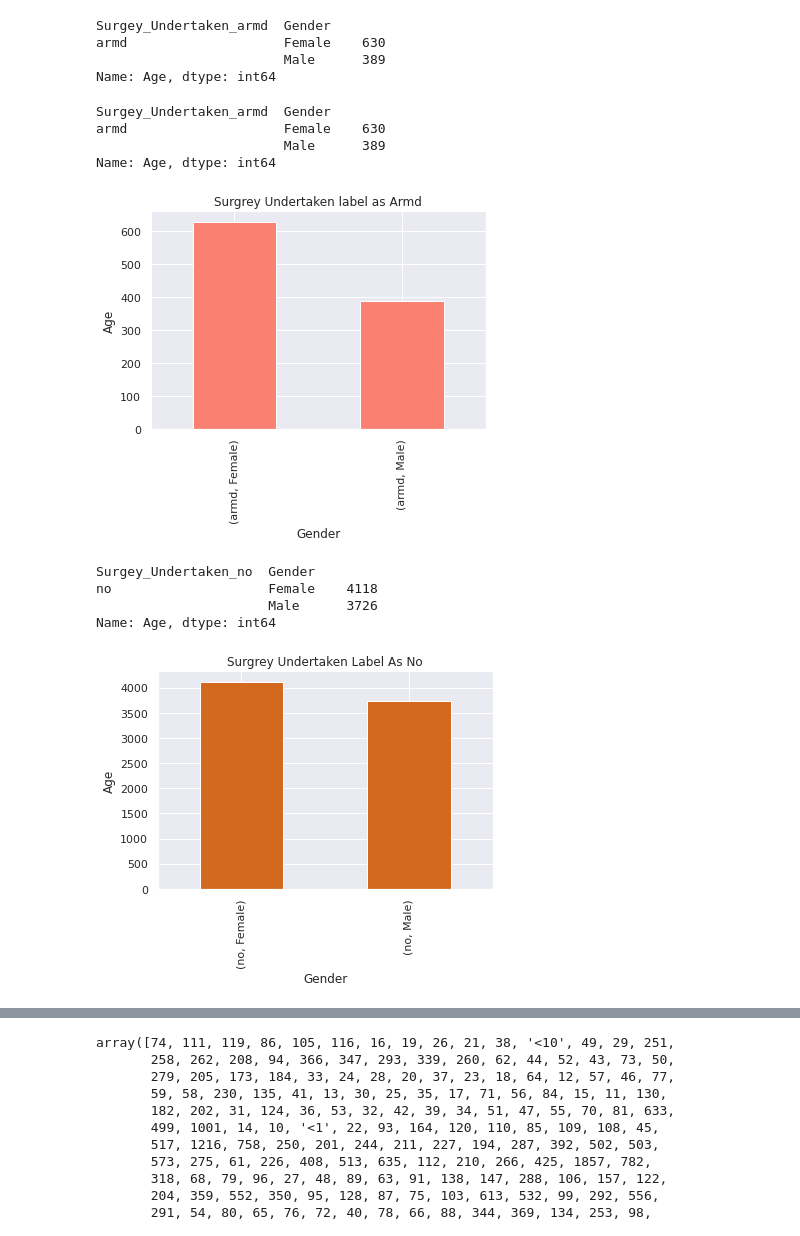
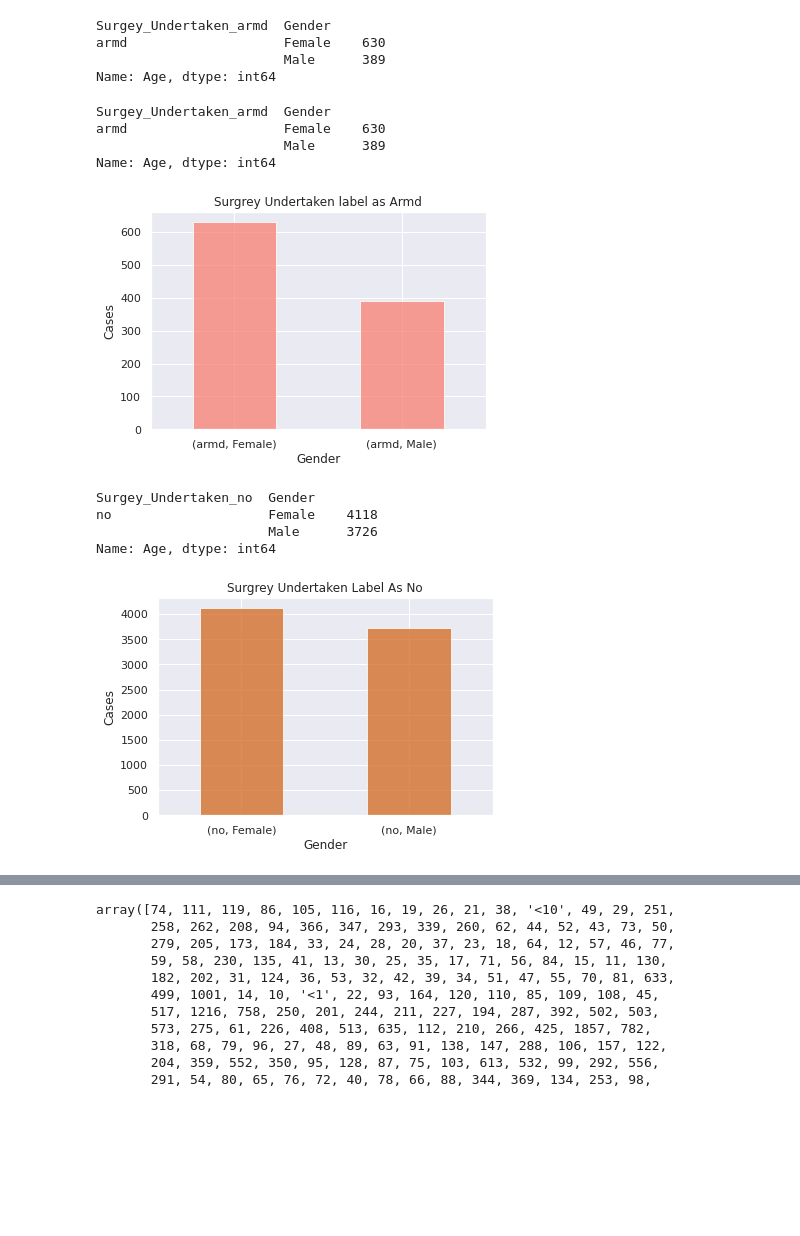
Before and after one commit to Hamza1122/ML-Ass, a Jupyter notebook: Untitled13.ipynb, the cells around one changed output, grey strips where cells are left out. Drawn from its saved outputs; the diff is of its cells as text; code cells hidden in the pictures; blank space fills up the shorter version.

```diff
--- a/Untitled13.ipynb
+++ b/Untitled13.ipynb
@@ -182,35 +182,36 @@ Name: Age, dtype: int64
 # %%
 
 
 #No of armd cases mean with respect gender and age
 df['Surgey_Undertaken_armd'] = df['Surgey_Undertaken_armd'].mask(df['Surgey_Undertaken_armd'].ne('armd'))
 temp=df.groupby(["Surgey_Undertaken_armd","Gender"])["Age"].count()
 print(temp)   #female were affected and male in armd
-temp.plot(kind ='bar' , title ='Surgrey Undertaken label as Armd', color="salmon")
+temp.plot(kind ='bar' , title ='Surgrey Undertaken label as Armd', color="salmon",alpha=0.75, rot=0)
+
 plt.xlabel('Gender')
-plt.ylabel('Age')
+plt.ylabel('Cases')
 plt.show()
 # %% [output]
 Surgey_Undertaken_armd  Gender
 armd                    Female    630
                         Male      389
 Name: Age, dtype: int64
-[figure, old version]
+[figure, new version]
 # %%
 #No of "No" cases mean with respect gender and age
 df['Surgey_Undertaken_no'] = df['Surgey_Undertaken_no'].mask(df['Surgey_Undertaken_no'].ne('no'))
 temp=df.groupby(["Surgey_Undertaken_no","Gender"])["Age"].count()#female were affected and male in armd
 print(temp)
-temp.plot(kind ='bar' , title ='Surgrey Undertaken Label As No',color="chocolate")
+temp.plot(kind ='bar' , title ='Surgrey Undertaken Label As No',color="chocolate",alpha=0.75, rot=0)
 plt.xlabel('Gender')
-plt.ylabel('Age')
+plt.ylabel('Cases')
 plt.show()
 # %% [output]
 Surgey_Undertaken_no  Gender
 no                    Female    4118
                       Male      3726
 Name: Age, dtype: int64
-[figure, old version]
+[figure, new version]
 # %%
 #No of "Yes" cases mean with respect gender and age
 df['Surgey_Undertaken_yes'] = df['Surgey_Undertaken_yes'].mask(df['Surgey_Undertaken_yes'].ne('yes'))
```
Also changed, not shown: parts of 10 cells of this notebook.
